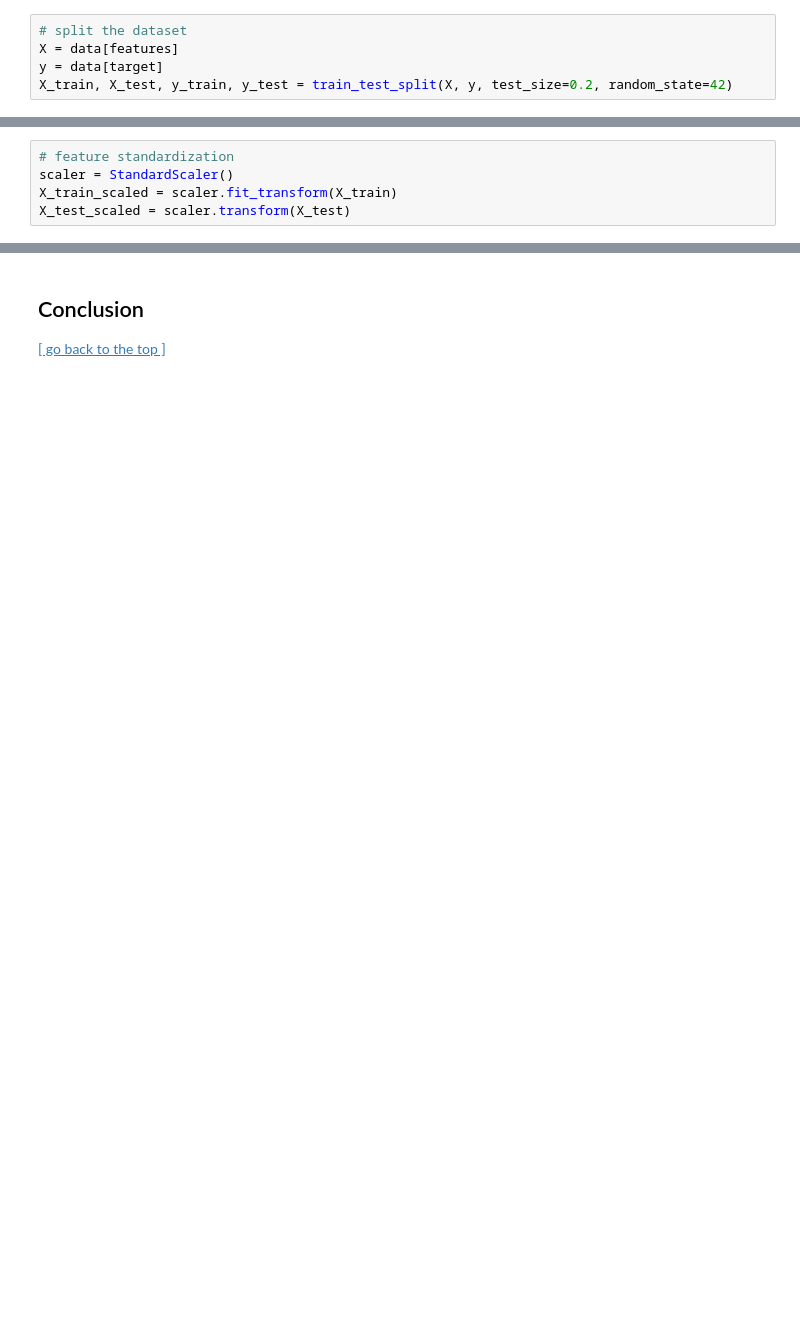
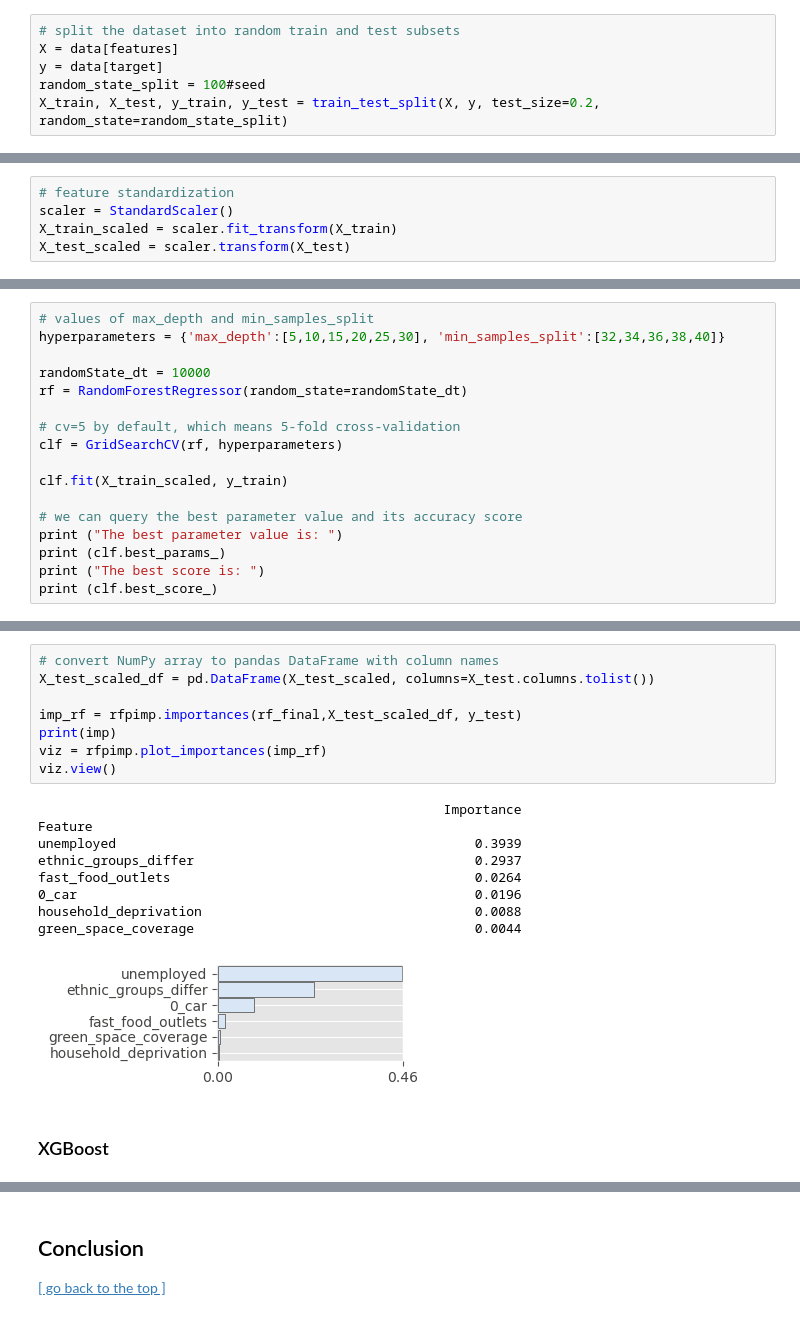
Before and after one commit to JialeiGuo1108/Childhood_Obesity, a Jupyter notebook: childhood_obesity.ipynb, the cells around one changed output, grey strips where cells are left out. Drawn from its saved outputs; the diff is of its cells as text; blank space fills up the shorter version.

```diff
--- a/childhood_obesity.ipynb
+++ b/childhood_obesity.ipynb
@@ -383,7 +566,8 @@ target = 'child_obesity'
 # remove rows containing missing values
 data = variables.dropna(subset=features + [target])
 # %%
-# split the dataset
+# split the dataset into random train and test subsets
 X = data[features]
 y = data[target]
-X_train, X_test, y_train, y_test = train_test_split(X, y, test_size=0.2, random_state=42)
+random_state_split = 100#seed
+X_train, X_test, y_train, y_test = train_test_split(X, y, test_size=0.2, random_state=random_state_split)
@@ -437,0 +590,17 @@ plt.figure(figsize=(12, 10))
+# %%
+# values of max_depth and min_samples_split
+hyperparameters = {'max_depth':[5,10,15,20,25,30], 'min_samples_split':[32,34,36,38,40]}
+
+randomState_dt = 10000
+rf = RandomForestRegressor(random_state=randomState_dt)
+
+# cv=5 by default, which means 5-fold cross-validation
+clf = GridSearchCV(rf, hyperparameters)
+
+clf.fit(X_train_scaled, y_train)
+
+# we can query the best parameter value and its accuracy score
+print ("The best parameter value is: ")
+print (clf.best_params_)
+print ("The best score is: ")
+print (clf.best_score_)
@@ -437,0 +628,20 @@ plt.figure(figsize=(12, 10))
+# %%
+# convert NumPy array to pandas DataFrame with column names
+X_test_scaled_df = pd.DataFrame(X_test_scaled, columns=X_test.columns.tolist())
+
+imp_rf = rfpimp.importances(rf_final,X_test_scaled_df, y_test)
+print(imp)
+viz = rfpimp.plot_importances(imp_rf)
+viz.view()
+# %% [output]
+                                                    Importance
+Feature
+unemployed                                              0.3939
+ethnic_groups_differ                                    0.2937
+fast_food_outlets                                       0.0264
+0_car                                                   0.0196
+household_deprivation                                   0.0088
+green_space_coverage                                    0.0044
+[figure, added]
+# %% [markdown]
+### XGBoost
```
Also changed, not shown: parts of 82 cells of this notebook, 42 other files.
